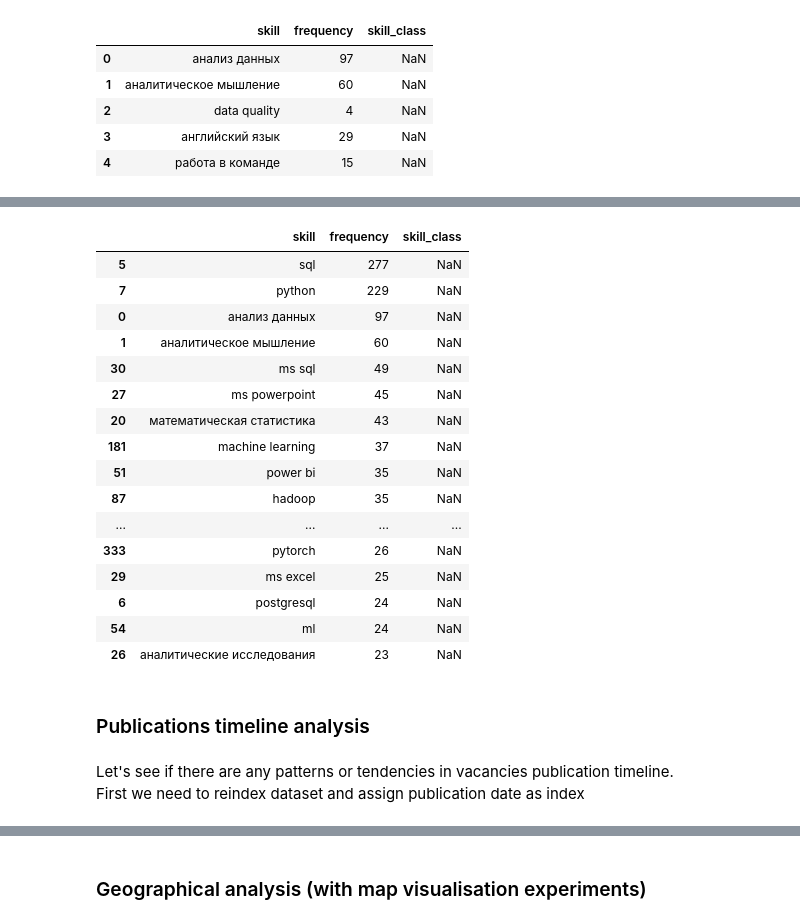
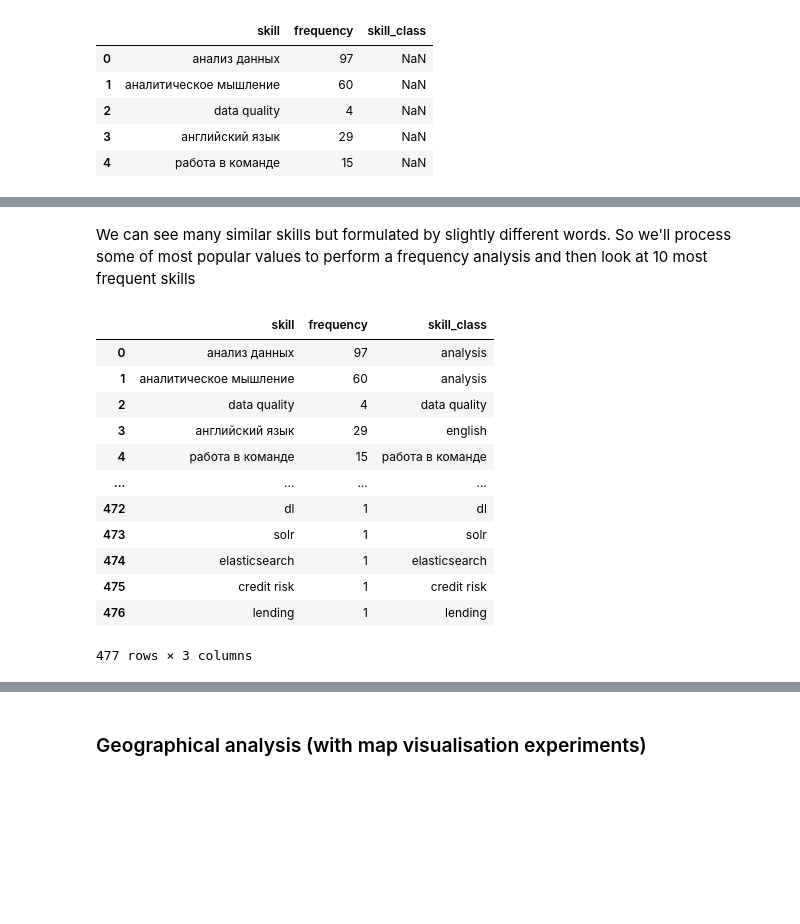
Before and after one commit to sharuhinda/vacancies_analysis, a Jupyter notebook: 03_vacancies_analysis.ipynb, the cells around one changed output, grey strips where cells are left out. Saved outputs shown, nothing was run; the diff lists cells and outputs as text; code cells hidden in the pictures; blank space fills up the shorter version.

```diff
--- a/03_vacancies_analysis.ipynb
+++ b/03_vacancies_analysis.ipynb
@@ -255,25 +258,0 @@ Let's see top 20 most frequently mentioned skills
-# %%
-df_skills.nlargest(20, columns=['frequency'])
-# %% [output]
-|  | skill | frequency | skill_class |
-| 5 | sql | 277 | NaN |
-| 7 | python | 229 | NaN |
-| 0 | анализ данных | 97 | NaN |
-| 1 | аналитическое мышление | 60 | NaN |
-| 30 | ms sql | 49 | NaN |
-| 27 | ms powerpoint | 45 | NaN |
-| 20 | математическая статистика | 43 | NaN |
-| 181 | machine learning | 37 | NaN |
-| 51 | power bi | 35 | NaN |
-| 87 | hadoop | 35 | NaN |
-| ... | ... | ... | ... |
-| 333 | pytorch | 26 | NaN |
-| 29 | ms excel | 25 | NaN |
-| 6 | postgresql | 24 | NaN |
-| 54 | ml | 24 | NaN |
-| 26 | аналитические исследования | 23 | NaN |
-# %% [markdown]
-### Publications timeline analysis<a class="anchor" id="pub-timeline"></a>
-# %% [markdown]
-Let's see if there are any patterns or tendencies in vacancies publication timeline.
-First we need to reindex dataset and assign publication date as index
@@ -282,0 +259,35 @@ df_timeline.info()
+# %% [markdown]
+We can see many similar skills but formulated by slightly different words. So we'll process some of most popular values to perform a frequency analysis and then look at 10 most frequent skills
+# %%
+import re
+
+patterns = {
+    r'sql': 'sql',
+    r'статис': 'statistics',
+    r'data analysis': 'analysis',
+    r'анали': 'analysis',
+    r'machine learning': 'ml',
+    r'англ': 'english',
+}
+
+for row in df_skills.iterrows():
+    for key, value in patterns.items():
+        if re.search(key, row[1]['skill']):
+            df_skills.loc[row[0], 'skill_class'] = value
+            break
+        else:
+            df_skills.loc[row[0], 'skill_class'] = df_skills.loc[row[0], 'skill']
+# %% [output]
+|  | skill | frequency | skill_class |
+| 0 | анализ данных | 97 | analysis |
+| 1 | аналитическое мышление | 60 | analysis |
+| 2 | data quality | 4 | data quality |
+| 3 | английский язык | 29 | english |
+| 4 | работа в команде | 15 | работа в команде |
+| ... | ... | ... | ... |
+| 472 | dl | 1 | dl |
+| 473 | solr | 1 | solr |
+| 474 | elasticsearch | 1 | elasticsearch |
+| 475 | credit risk | 1 | credit risk |
+| 476 | lending | 1 | lending |
+477 rows × 3 columns
```
Also changed, not shown: parts of 23 cells of this notebook, 2 other files.
